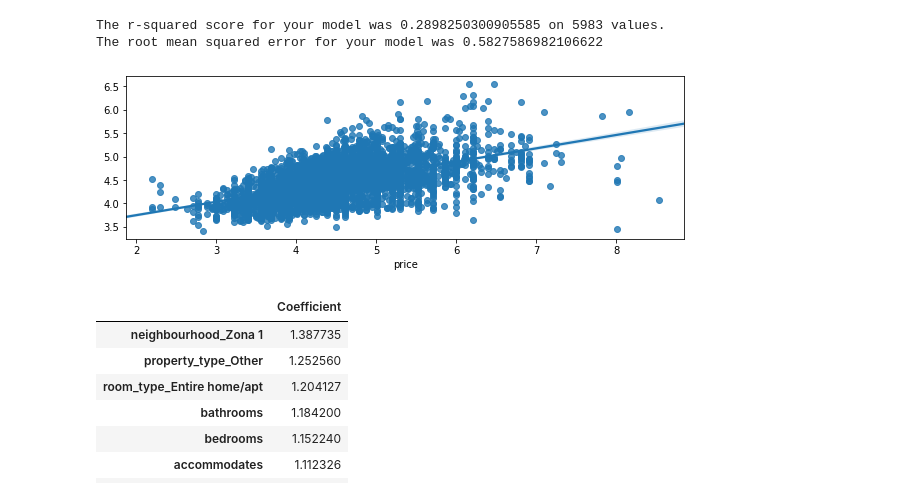
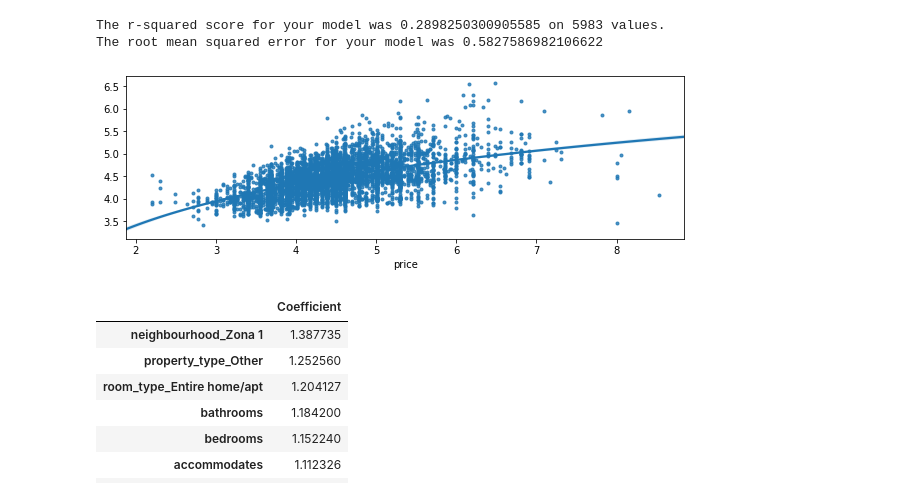
Before and after one commit to BigCarl89/airbnb-milan, a Jupyter notebook: airbnb-milan-def.ipynb, the cells around one changed output. Saved outputs shown, nothing was run; the diff lists cells and outputs as text; code cells hidden in the pictures.

```diff
--- a/airbnb-milan-def.ipynb
+++ b/airbnb-milan-def.ipynb
@@ -2131,9 +2133,9 @@ The r-squared score for your model was 0.2898250300905585 on 5983 values.
 The root mean squared error for your model was 0.5827586982106622
 # %%
 fig = plt.figure(figsize=(10,3))
-sns.regplot(y_test,y_test_preds);
+sns.regplot(y_test,y_test_preds, logx=True, marker='.');
 # %% [output]
-[figure, old version]
+[figure, new version]
 # %%
 pd.DataFrame(np.exp(lm_model.coef_), X.columns, columns=['Coefficient']).sort_values(by='Coefficient',ascending=False)
 # %% [output]
```
Also changed, not shown: parts of 10 cells of this notebook.
